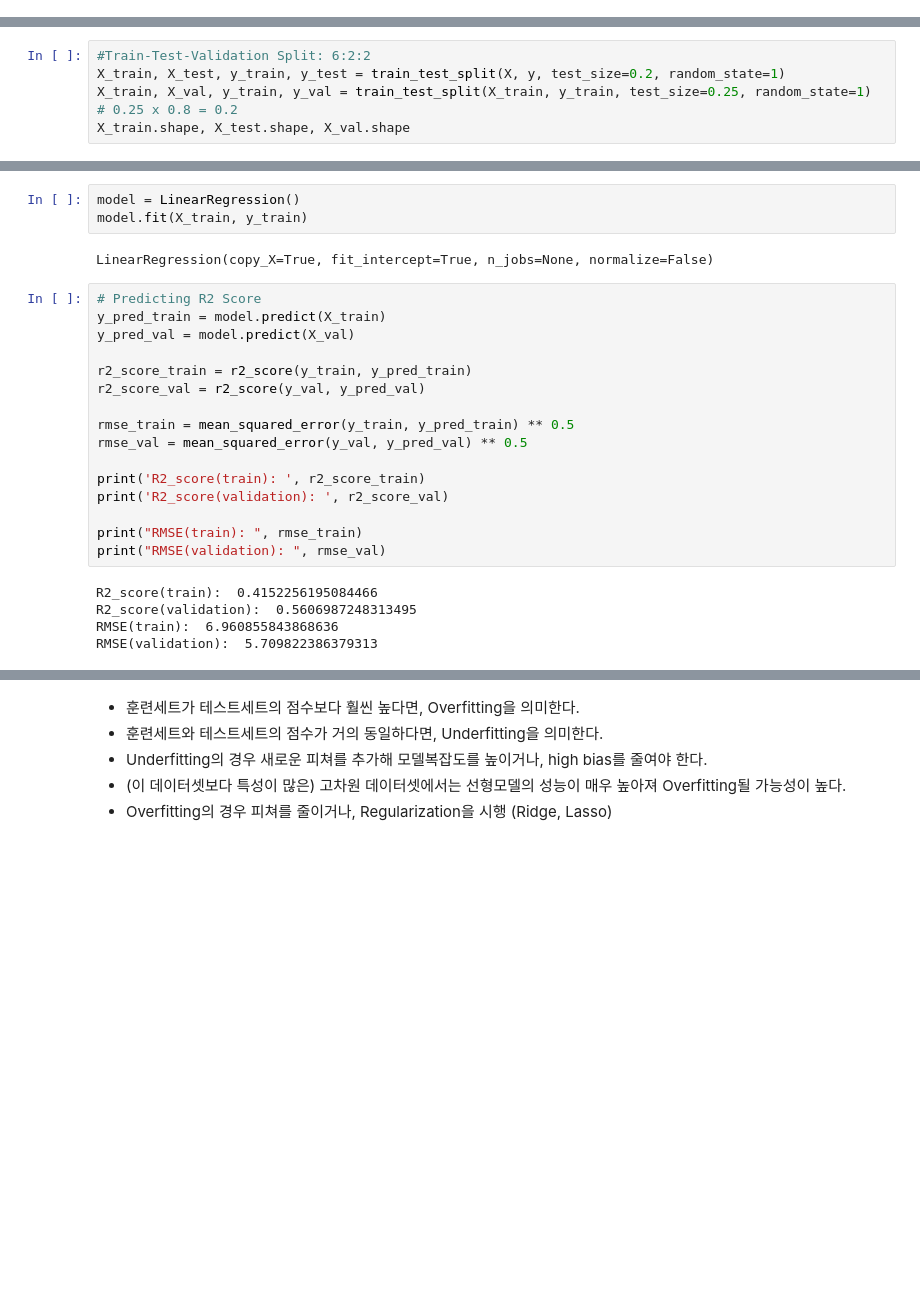
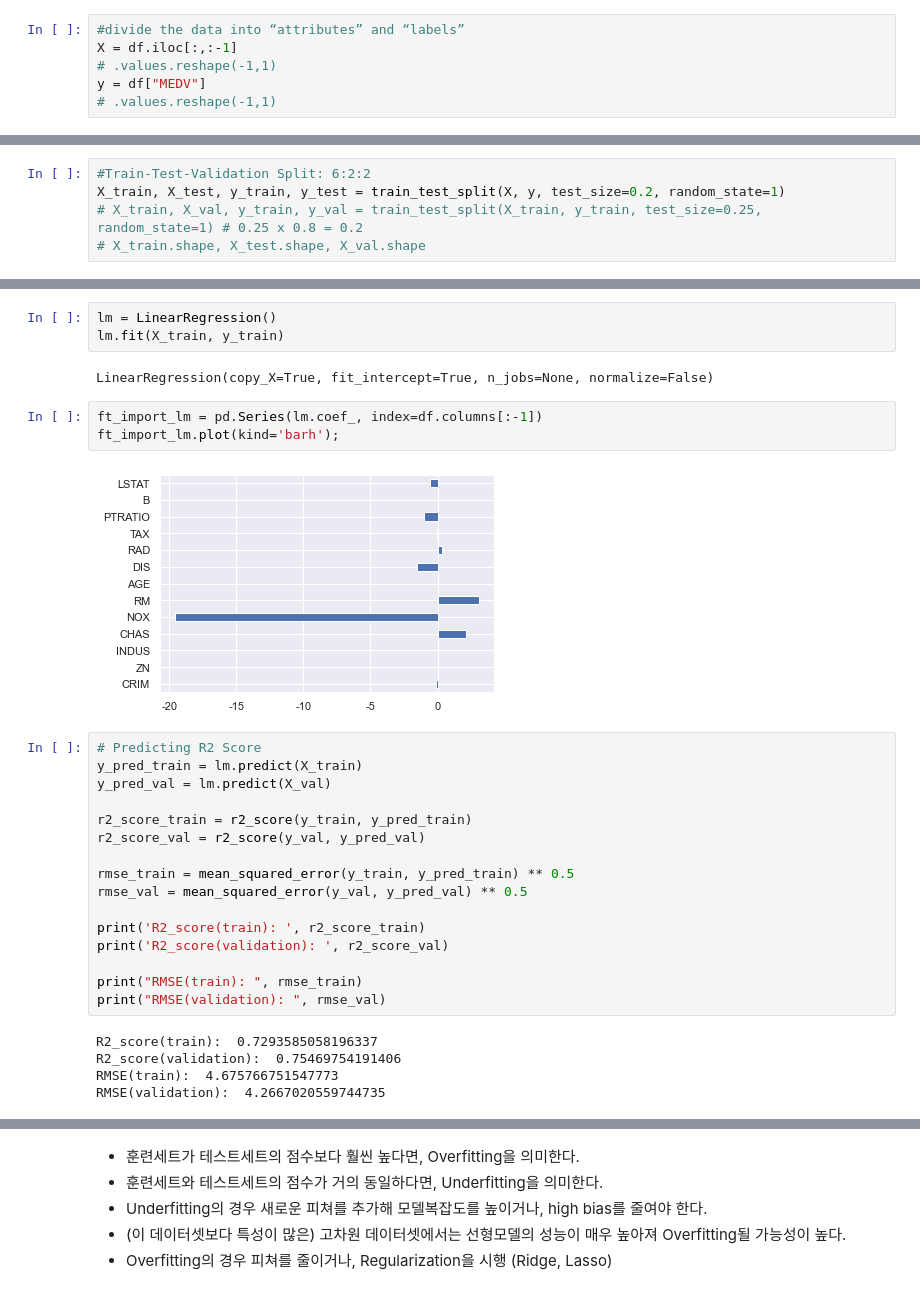
Before and after one commit to donginkim88/ml_routines, a Jupyter notebook: APM04_Linear_Regression.ipynb, the cells around one changed output, grey strips where cells are left out. Drawn from its saved outputs; the diff is of its cells as text; blank space fills up the shorter version.

```diff
--- a/APM04_Linear_Regression.ipynb
+++ b/APM04_Linear_Regression.ipynb
@@ -438,0 +488,6 @@ plt.legend(loc=4);
+# %%
+#divide the data into “attributes” and “labels”
+X = df.iloc[:,:-1]
+# .values.reshape(-1,1)
+y = df["MEDV"]
+# .values.reshape(-1,1)
@@ -439,5 +498,5 @@ plt.legend(loc=4);
 # %%
 #Train-Test-Validation Split: 6:2:2
 X_train, X_test, y_train, y_test = train_test_split(X, y, test_size=0.2, random_state=1)
-X_train, X_val, y_train, y_val = train_test_split(X_train, y_train, test_size=0.25, random_state=1) # 0.25 x 0.8 = 0.2
-X_train.shape, X_test.shape, X_val.shape
+# X_train, X_val, y_train, y_val = train_test_split(X_train, y_train, test_size=0.25, random_state=1) # 0.25 x 0.8 = 0.2
+# X_train.shape, X_test.shape, X_val.shape
@@ -446,12 +503,17 @@ X_train.shape, X_test.shape, X_val.shape
 # %%
-model = LinearRegression()
-model.fit(X_train, y_train)
+lm = LinearRegression()
+lm.fit(X_train, y_train)
 # %% [output]
 LinearRegression(copy_X=True, fit_intercept=True, n_jobs=None, normalize=False)
+# %%
+ft_import_lm = pd.Series(lm.coef_, index=df.columns[:-1])
+ft_import_lm.plot(kind='barh');
+# %% [output]
+[figure, added]
 # %%
 # Predicting R2 Score
-y_pred_train = model.predict(X_train)
-y_pred_val = model.predict(X_val)
+y_pred_train = lm.predict(X_train)
+y_pred_val = lm.predict(X_val)
 
 r2_score_train = r2_score(y_train, y_pred_train)
 r2_score_val = r2_score(y_val, y_pred_val)
@@ -465,7 +527,7 @@ print('R2_score(validation): ', r2_score_val)
 print("RMSE(train): ", rmse_train)
 print("RMSE(validation): ", rmse_val)
 # %% [output]
-R2_score(train):  0.4152256195084466
-R2_score(validation):  0.5606987248313495
-RMSE(train):  6.960855843868636
-RMSE(validation):  5.709822386379313
+R2_score(train):  0.7293585058196337
+R2_score(validation):  0.75469754191406
+RMSE(train):  4.675766751547773
+RMSE(validation):  4.2667020559744735
```
Also changed, not shown: parts of 75 cells of this notebook, 1 other file.
